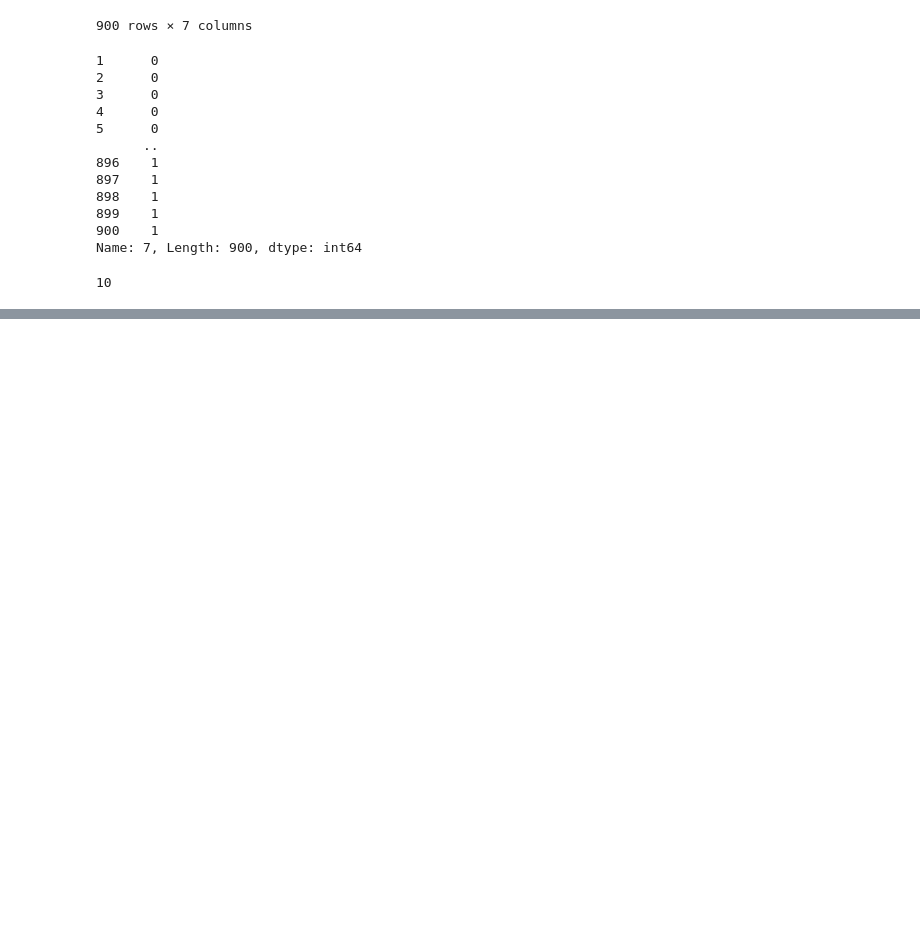
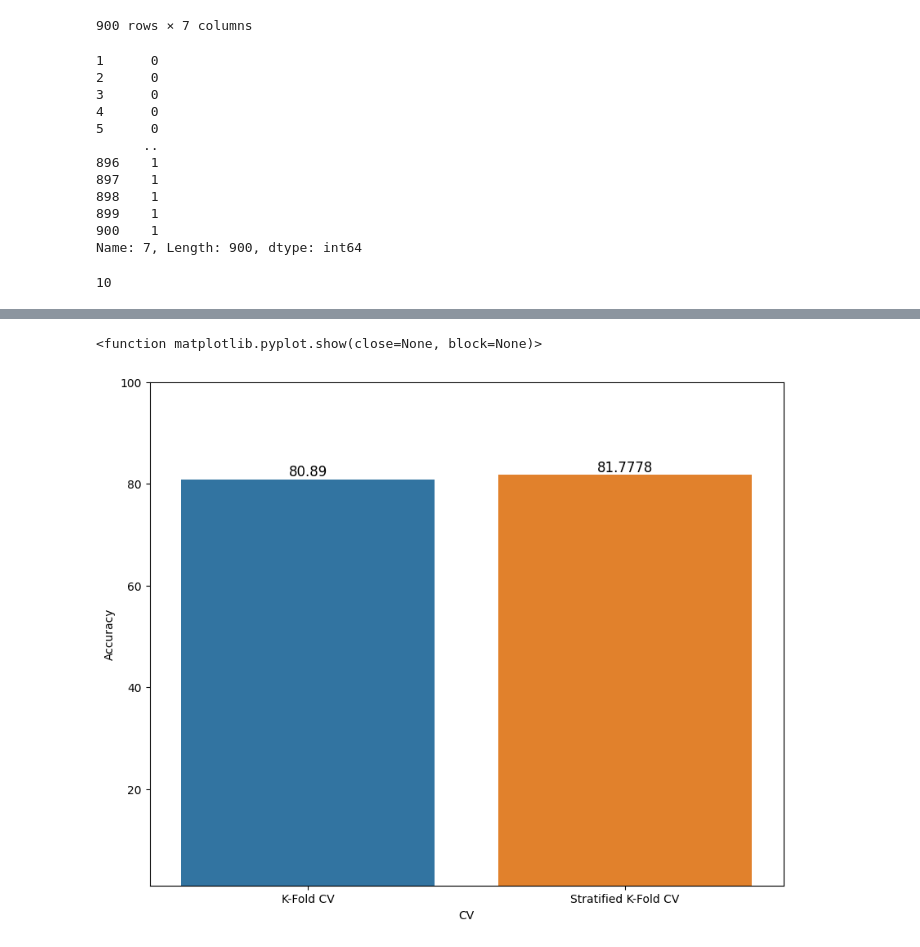
Before and after one commit to glitch0710/predictive-classifiers-mit102, a Jupyter notebook: PREDICTING MODELS - ANDOY, RHOGIEL V. MIT102 PROJECT.ipynb, the cells around one changed output, grey strips where cells are left out. Saved outputs shown, nothing was run; the diff lists cells and outputs as text; code cells hidden in the pictures; blank space fills up the shorter version.

```diff
--- a/PREDICTING MODELS - ANDOY, RHOGIEL V. MIT102 PROJECT.ipynb
+++ b/PREDICTING MODELS - ANDOY, RHOGIEL V. MIT102 PROJECT.ipynb
@@ -562,0 +614,2 @@ lst_accu_stratified_train
+# %%
+compare_acc = [['K-Fold CV', viz_df['Score'].loc[viz_df.index[0]]],['Stratified K-Fold CV', mean(lst_accu_stratified_test)*100]]
@@ -562,0 +624,15 @@ lst_accu_stratified_train
+# %%
+fig, ax = plt.subplots(figsize=(10, 8))
+
+sns.barplot(x='CV',y='Accuracy',data=compare_acc_viz, ax=ax)
+ax.set_ylim(1, 100)
+perf_levels.set(title='K-Fold CV vs Stratified K-Fold CV')
+
+for i in ax.containers:
+    ax.bar_label(i,fontsize=12)
+
+
+plt.show
+# %% [output]
+<function matplotlib.pyplot.show(close=None, block=None)>
+[figure, added]
```
Also changed, not shown: parts of 24 cells of this notebook, 2 other files.
